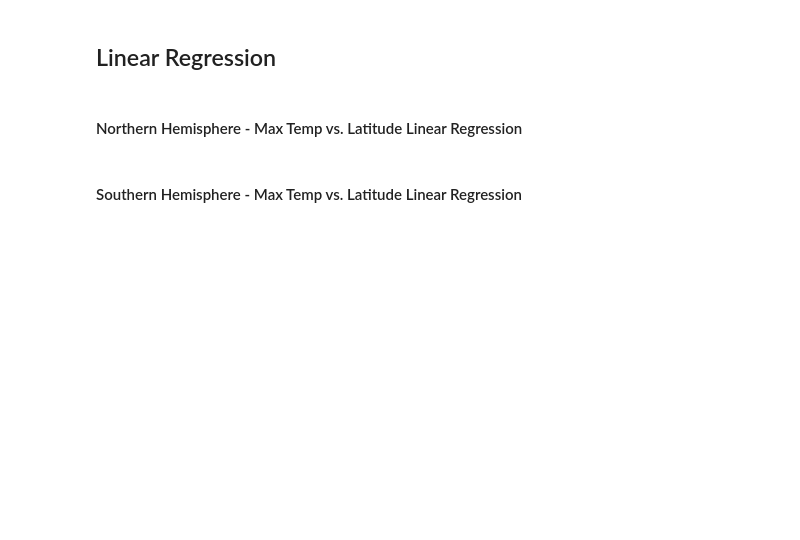
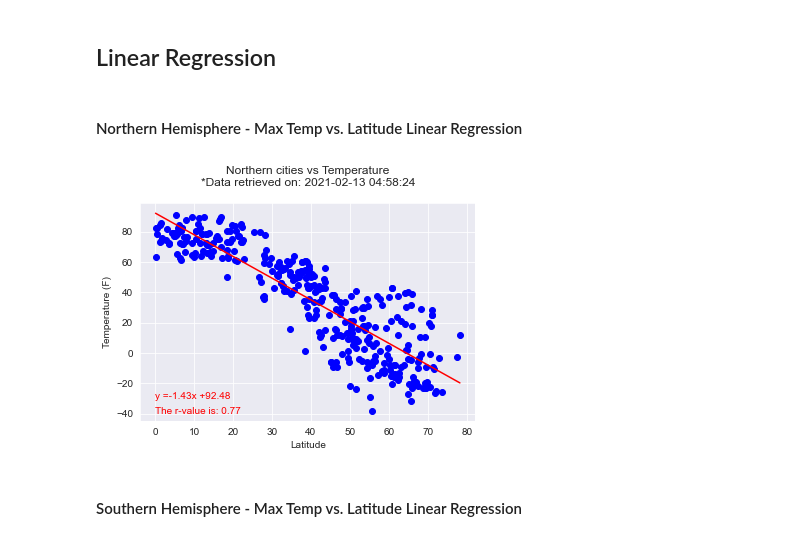
Before and after one commit to Leonidesguerra/python-api-challenge, a Jupyter notebook: WeatherPy.ipynb, the cells around one changed output. Cells and saved outputs as stored; diff of their text form; code cells hidden in the pictures; blank space fills up the shorter version.

```diff
--- a/WeatherPy.ipynb
+++ b/WeatherPy.ipynb
@@ -199,4 +226,29 @@ plt.show()
 # %% [markdown]
 ####  Northern Hemisphere - Max Temp vs. Latitude Linear Regression
+# %%
+x=n_cities['Lat']
+y=n_cities['Max Temp']
+
+sns.scatterplot(x=x, y=y )
+
+sns.set_style("darkgrid")
+plt.ylabel('Temperature (F)')
+plt.xlabel('Latitude')
+plt.title(f"Northern cities vs Temperature\n*Data retrieved on: {date}\n")
+
+(slope, intercept, r_value, p_value, std_err) = linregress(x,y)
+mn=np.min(x)
+mx=np.max(x)
+x1=np.linspace(mn,mx)
+y1=slope*x1+intercept
+plt.plot(x,y,'ob')
+plt.plot(x1,y1,'-r')
+line_eq = 'y =' + str(round(slope,2)) + 'x +' + str(round(intercept,2))
+rsqr = 'The r-value is: ' + str(round(r_value**2,2))
+plt.annotate(line_eq, (0,-30), fontsize = 10, color= 'red')
+plt.annotate(rsqr, (0,-40), fontsize = 10, color= 'red')
+plt.show()
+# %% [output]
+[figure, added]
 # %% [markdown]
 ####  Southern Hemisphere - Max Temp vs. Latitude Linear Regression
```
Also changed, not shown: parts of 10 cells of this notebook.
